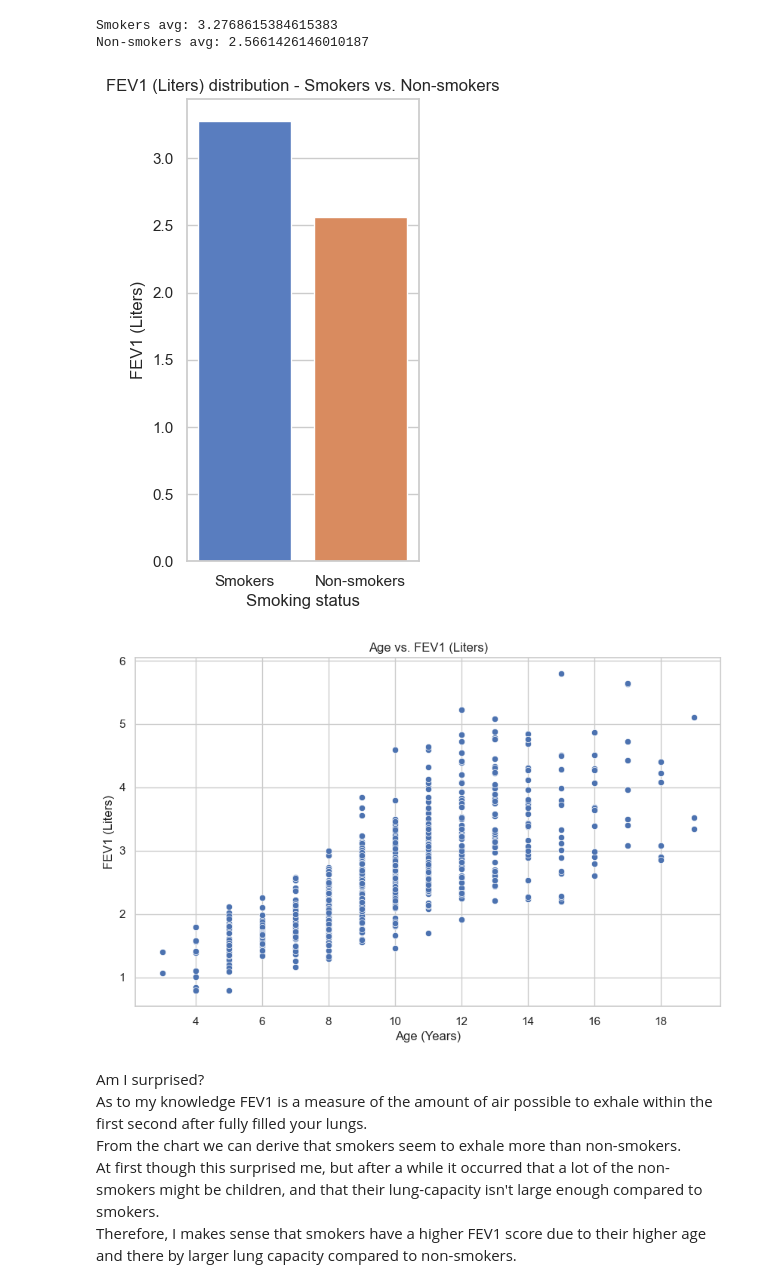
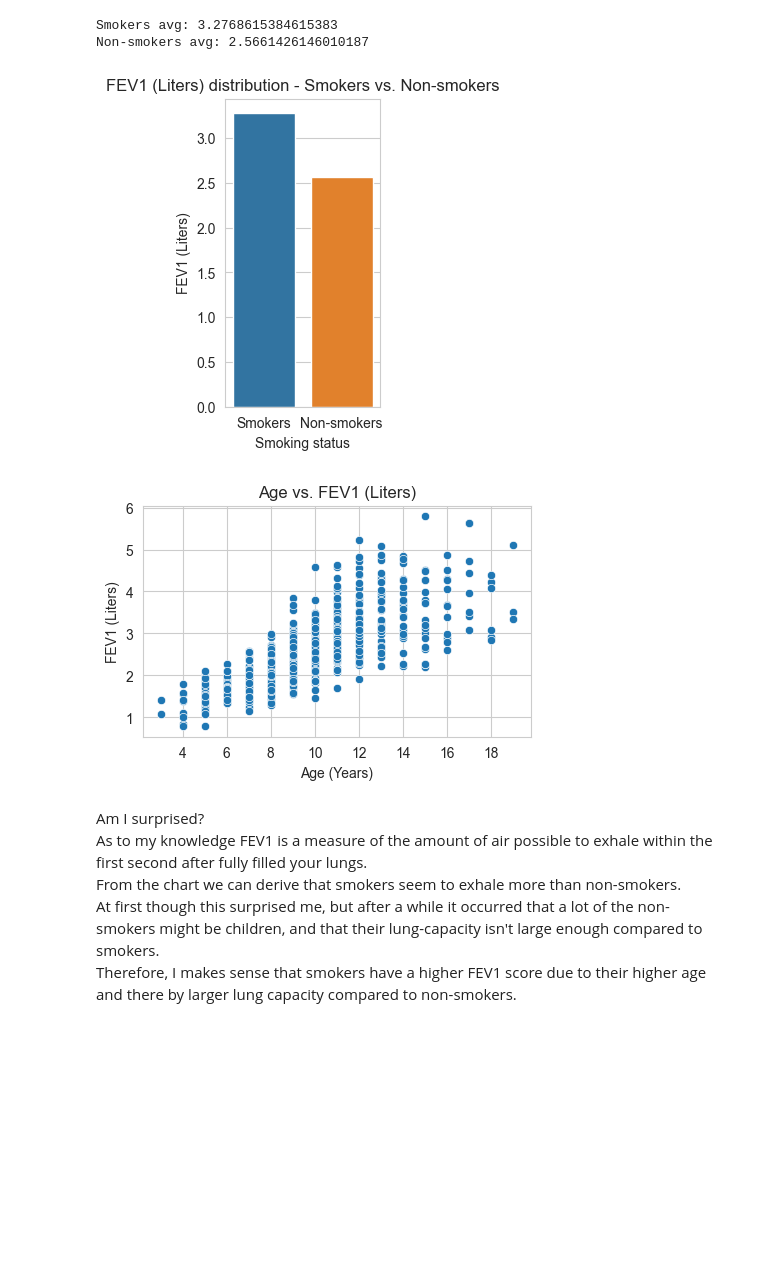
Before and after one commit to Cyrkryta/UCPH-ITDS-Assignments, a Jupyter notebook: Assignment-1/assignment1.ipynb, the cells around one changed output. Drawn from its saved outputs; the diff is of its cells as text; code cells hidden in the pictures; blank space fills up the shorter version.

```diff
--- a/Assignment-1/assignment1.ipynb
+++ b/Assignment-1/assignment1.ipynb
@@ -67,7 +74,7 @@ Non-smokers:
 # %%
 # Function for calculating the average fev1
 def average_lung_function_in_fev1(smoking_status):
-    average = smoking_status["FEV1"].mean()
+    average = np.mean(smoking_status["FEV1"])
     return average
 avg_smokers_fev1 = average_lung_function_in_fev1(smokers)
 avg_non_smokers_fev1 = average_lung_function_in_fev1(non_smokers)
@@ -78,24 +85,24 @@ Non-smokers avg: 2.5661426146010187
 # %%
 # Investigating plots
 # Plotting the averages
-plt.figure(figsize=(3,6))
+plt.figure(figsize=(2,4))
 sns.set_style("whitegrid")
-sns.barplot(x=["Smokers", "Non-smokers"], y=[avg_smokers_fev1, avg_non_smokers_fev1], hue=["Smokers", "Non-smokers"], palette=sns.color_palette("muted"))
+sns.barplot(x=["Smokers", "Non-smokers"], y=[avg_smokers_fev1, avg_non_smokers_fev1], hue=["Smokers", "Non-smokers"])
 plt.title("FEV1 (Liters) distribution - Smokers vs. Non-smokers")
 plt.xlabel("Smoking status")
 plt.ylabel("FEV1 (Liters)")
 plt.show()
 
 # Scatterplot
-plt.figure(figsize=(10, 6))
+plt.figure(figsize=(5, 3))
 sns.scatterplot(x='age', y='FEV1', data=df, palette=sns.color_palette("pastel"))
 plt.title('Age vs. FEV1 (Liters)')
 plt.xlabel('Age (Years)')
 plt.ylabel('FEV1 (Liters)')
 plt.show()
 # %% [output]
-[figure, old version]
+[figure, new version]
-[figure, old version]
+[figure, new version]
 # %% [markdown]
 Am I surprised?<br>
 As to my knowledge FEV1 is a measure of the amount of air possible to exhale within the first second after fully filled your lungs.<br>
```
Also changed, not shown: parts of 12 cells of this notebook, 8 other files.
